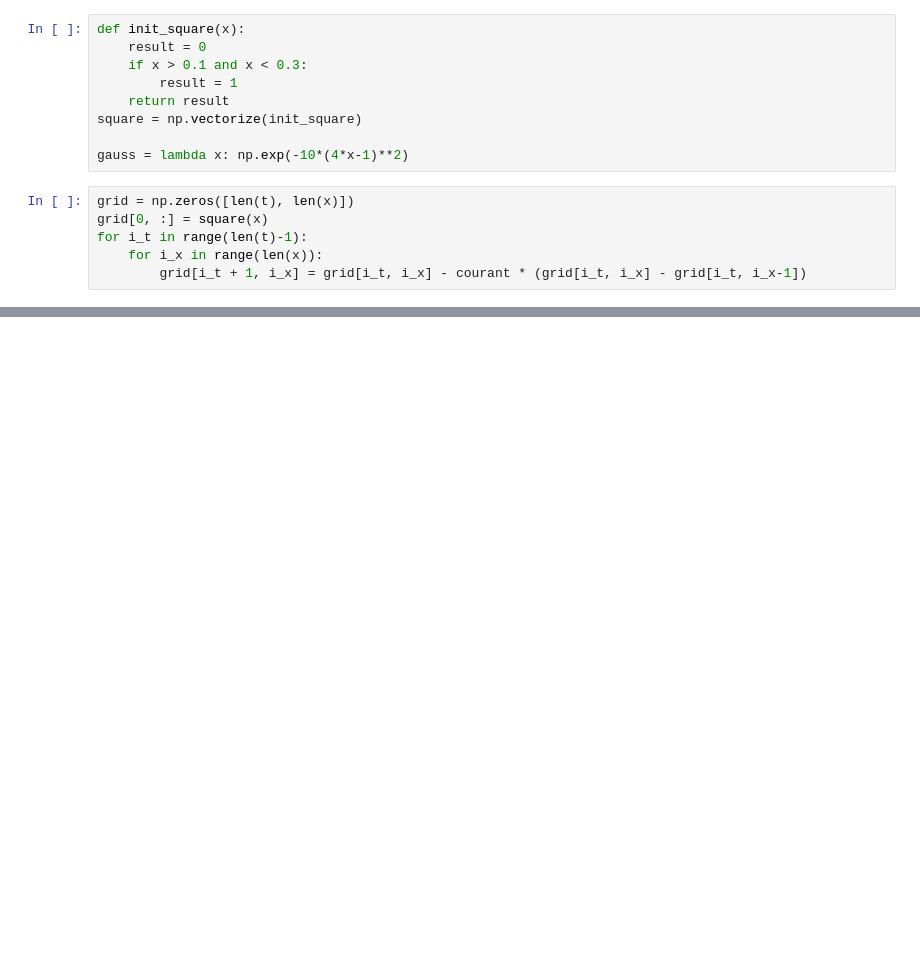
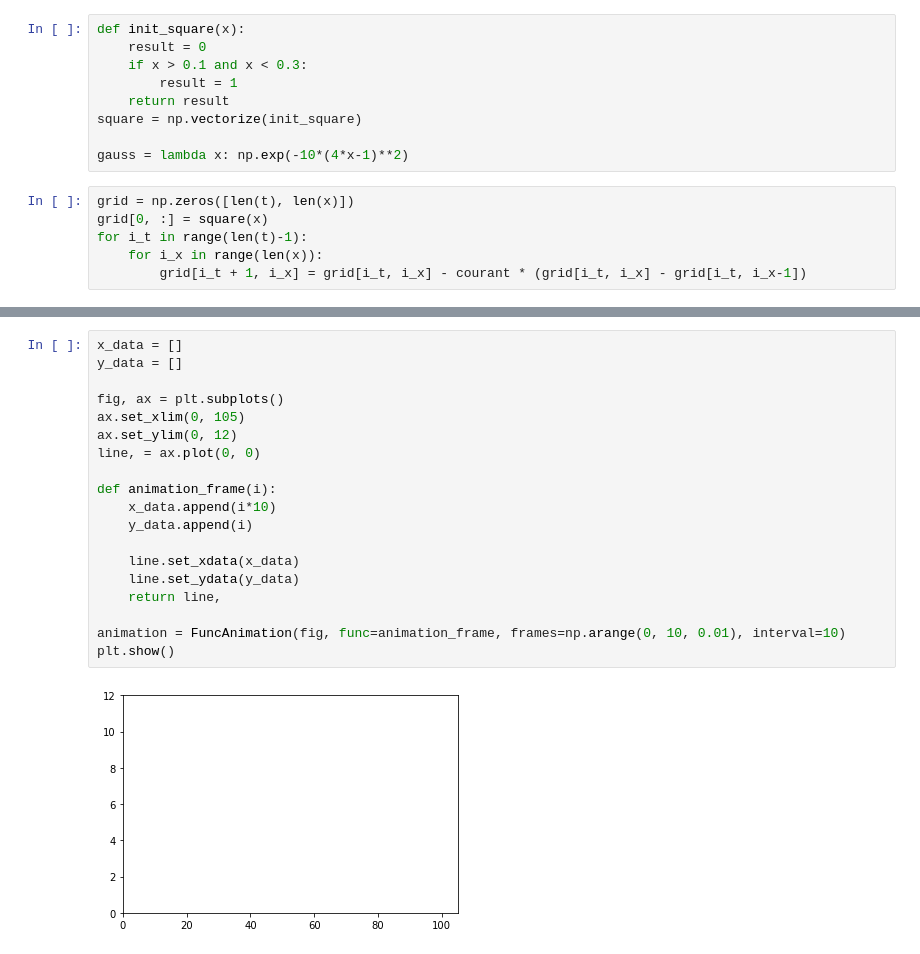
Before and after one commit to Sllopsta/exercise_3, a Jupyter notebook: Task_2.1.ipynb, the cells around one changed output, grey strips where cells are left out. Cells and saved outputs as stored; diff of their text form; blank space fills up the shorter version.

```diff
--- a/Task_2.1.ipynb
+++ b/Task_2.1.ipynb
@@ -51,0 +40,21 @@ print(x)
+# %%
+x_data = []
+y_data = []
+
+fig, ax = plt.subplots()
+ax.set_xlim(0, 105)
+ax.set_ylim(0, 12)
+line, = ax.plot(0, 0)
+
+def animation_frame(i):
+    x_data.append(i*10)
+    y_data.append(i)
+
+    line.set_xdata(x_data)
+    line.set_ydata(y_data)
+    return line,
+
+animation = FuncAnimation(fig, func=animation_frame, frames=np.arange(0, 10, 0.01), interval=10)
+plt.show()
+# %% [output]
+[figure, added]
```
Also changed, not shown: parts of 5 cells of this notebook, 2 other files.
